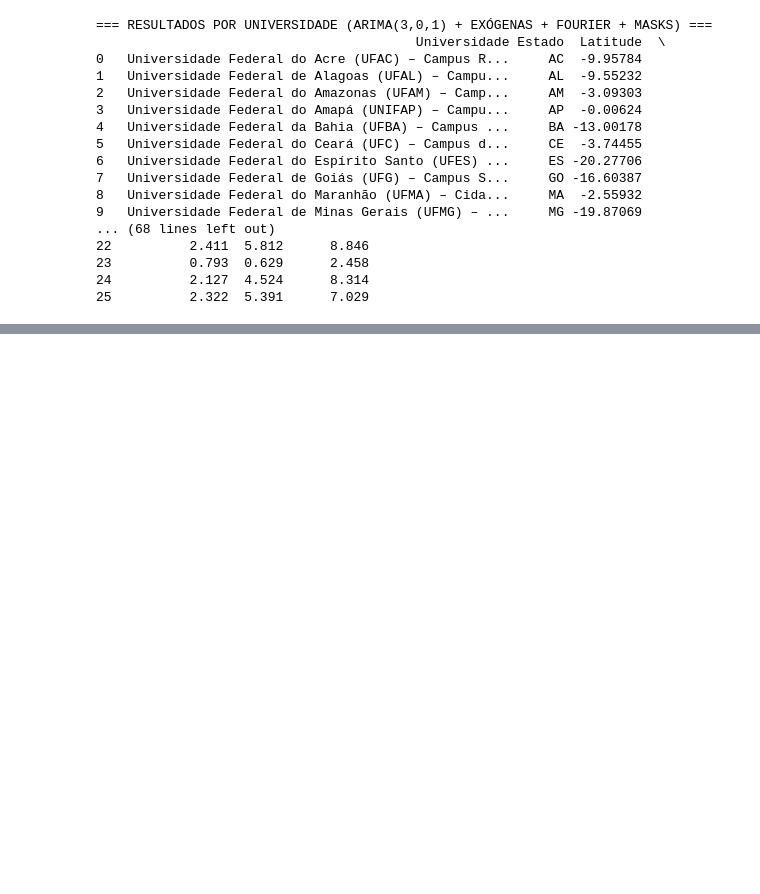
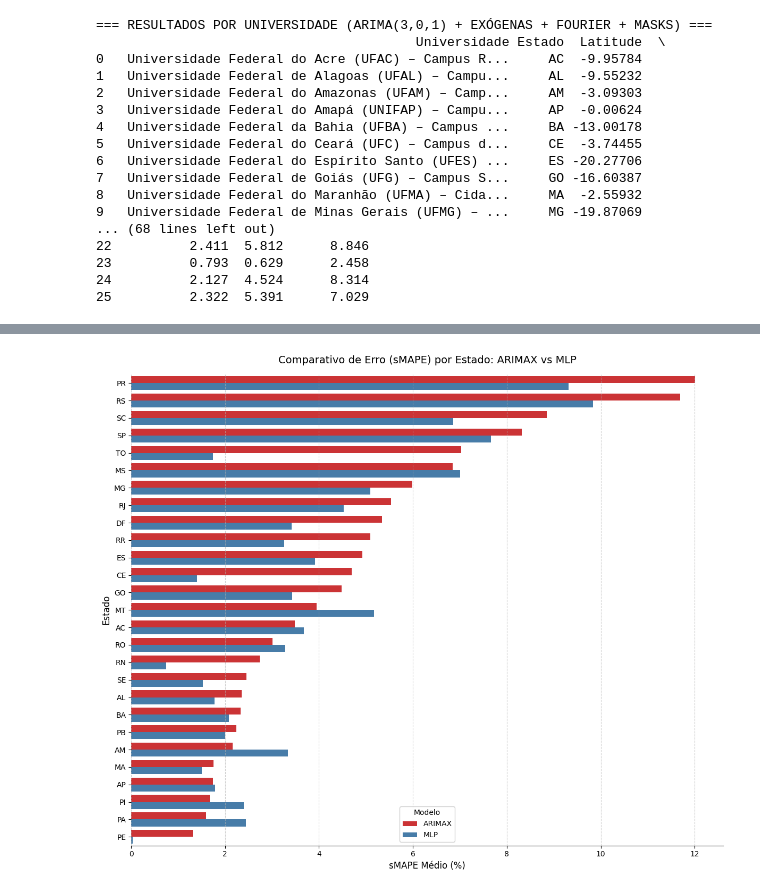
Before and after one commit to juliababa/TCC, a Jupyter notebook: src/universities_forecast.ipynb, the cells around one changed output, grey strips where cells are left out. Saved outputs shown, nothing was run; the diff lists cells and outputs as text; code cells hidden in the pictures; blank space fills up the shorter version.

```diff
--- a/src/universities_forecast.ipynb
+++ b/src/universities_forecast.ipynb
@@ -811,0 +880,49 @@ UNIFAP & Marco Zero (Macapá & AP & 0.691 & 1.805 \\
+# %%
+# =======================================================
+# GRÁFICO 4: BARRAS HORIZONTAIS COMPARATIVAS (ARIMAX vs MLP) para sMAPE
+# =======================================================
+import matplotlib.pyplot as plt
+import seaborn as sns
+import pandas as pd
+
+# Calcula médias por estado para ARIMAX usando sMAPE (%) e adiciona valores estáticos da UnB para o DF
+df_arima_estado_smape = df_resultados.groupby("Estado")["sMAPE (%)"].mean().reset_index()
+df_arima_estado_smape = df_arima_estado_smape[df_arima_estado_smape["Estado"] != "DF"] # Remove caso DF já exista
+df_arima_estado_smape["Modelo"] = "ARIMAX"
+df_arima_estado_smape = pd.concat([df_arima_estado_smape, pd.DataFrame([{"Estado": "DF", "sMAPE (%)": 5.34, "Modelo": "ARIMAX"}])], ignore_index=True)
+
+# Calcula médias por estado para MLP usando sMAPE (%) e adiciona valores estáticos da UnB para o DF
+df_mlp_estado_smape = df_resultados_mlp.groupby("Estado")["sMAPE (%)"].mean().reset_index()
+df_mlp_estado_smape = df_mlp_estado_smape[df_mlp_estado_smape["Estado"] != "DF"] # Remove caso DF já exista
+df_mlp_estado_smape["Modelo"] = "MLP"
+df_mlp_estado_smape = pd.concat([df_mlp_estado_smape, pd.DataFrame([{"Estado": "DF", "sMAPE (%)": 3.42, "Modelo": "MLP"}])], ignore_index=True)
+
+# Junta os resultados
+df_comparativo_smape = pd.concat([df_arima_estado_smape, df_mlp_estado_smape], ignore_index=True)
+
+# Define a ordem do gráfico baseada no sMAPE do ARIMAX
+ordem_estados_smape = df_arima_estado_smape.sort_values(by="sMAPE (%)", ascending=False)["Estado"]
+
+plt.figure(figsize=(12, 10))
+sns.barplot(
+    x="sMAPE (%)",
+    y="Estado",
+    hue="Modelo",
+    data=df_comparativo_smape,
+    order=ordem_estados_smape,
+    palette="Set1" # Cores contrastantes para os modelos
+)
+
+plt.title("Comparativo de Erro (sMAPE) por Estado: ARIMAX vs MLP", fontsize=14, pad=15)
+plt.xlabel("sMAPE Médio (%)", fontsize=12)
+plt.ylabel("Estado", fontsize=12)
+
+# Ajuste da legenda para o centro inferior do gráfico
+plt.legend(title="Modelo", loc='lower center', framealpha=0.9)
+plt.grid(axis='x', linestyle='--', alpha=0.6)
+sns.despine(left=True)
+
+plt.tight_layout()
+plt.show()
+# %% [output]
+[figure, added]
```
Also changed, not shown: parts of 6 cells of this notebook, 7 other files.
